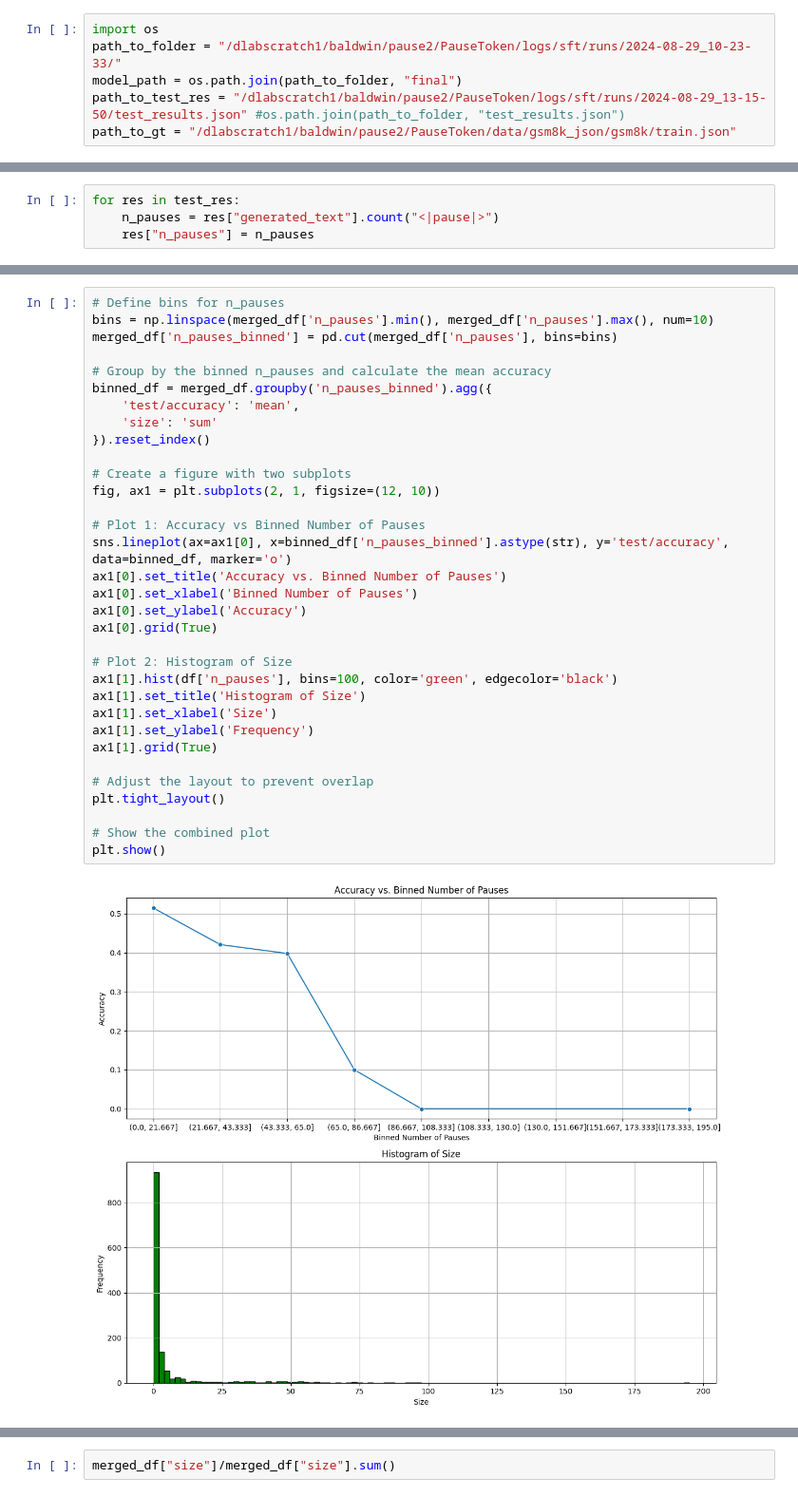
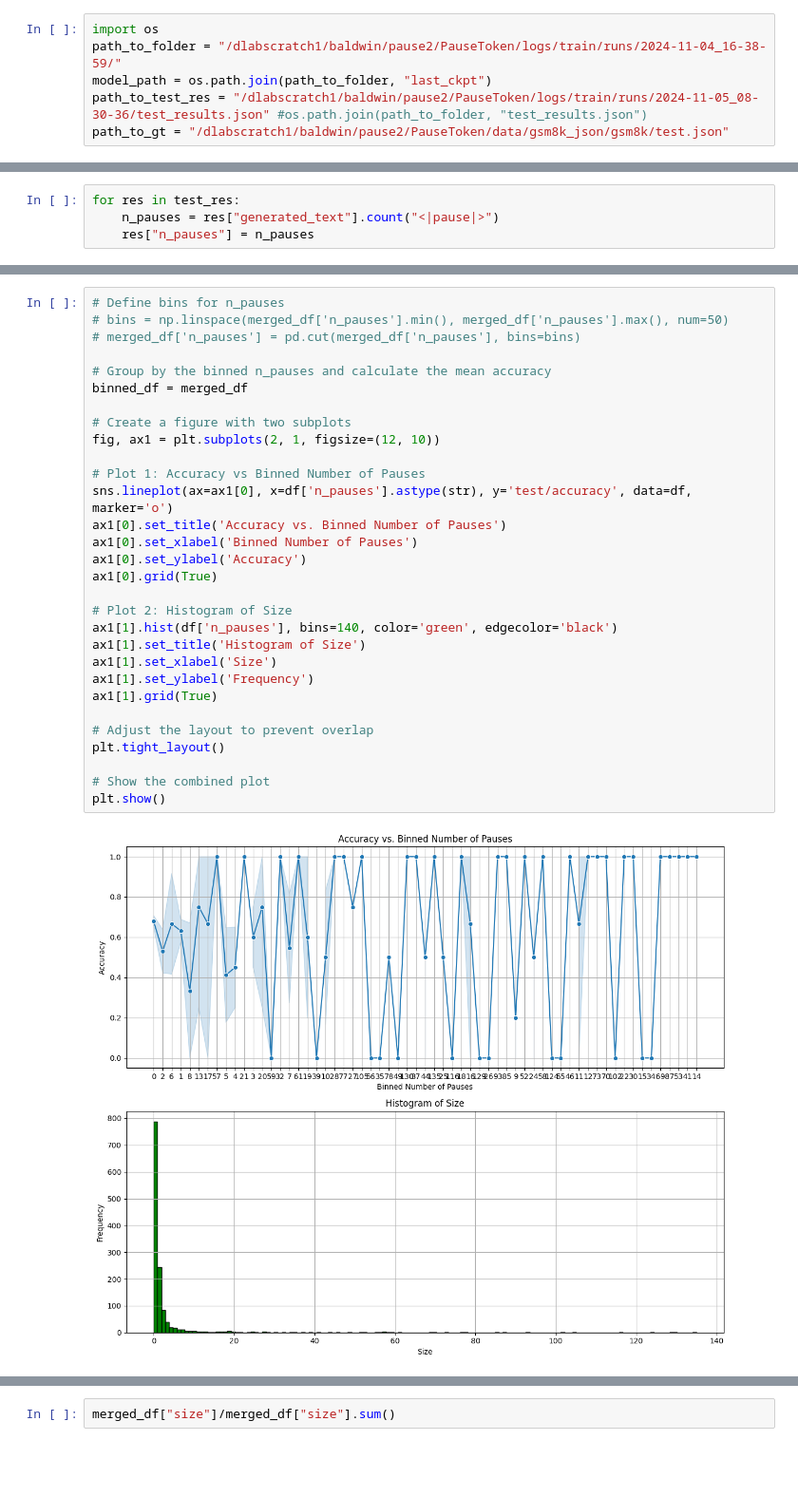
Before and after one commit to epfl-dlab/PauseToken, a Jupyter notebook: notebooks/pretrained_pause_model_analysis.ipynb, the cells around one changed output, grey strips where cells are left out. Shown at 95% size. Saved outputs shown, nothing was run; the diff lists cells and outputs as text; blank space fills up the shorter version.

```diff
--- a/notebooks/pretrained_pause_model_analysis.ipynb
+++ b/notebooks/pretrained_pause_model_analysis.ipynb
@@ -1,9 +1,9 @@
 # %%
 import os
-path_to_folder = "/dlabscratch1/baldwin/pause2/PauseToken/logs/sft/runs/2024-08-29_10-23-33/"
-model_path = os.path.join(path_to_folder, "final")
-path_to_test_res = "/dlabscratch1/baldwin/pause2/PauseToken/logs/sft/runs/2024-08-29_13-15-50/test_results.json" #os.path.join(path_to_folder, "test_results.json")
-path_to_gt = "/dlabscratch1/baldwin/pause2/PauseToken/data/gsm8k_json/gsm8k/train.json"
+path_to_folder = "/dlabscratch1/baldwin/pause2/PauseToken/logs/train/runs/2024-11-04_16-38-59/"
+model_path = os.path.join(path_to_folder, "last_ckpt")
+path_to_test_res = "/dlabscratch1/baldwin/pause2/PauseToken/logs/train/runs/2024-11-05_08-30-36/test_results.json" #os.path.join(path_to_folder, "test_results.json")
+path_to_gt = "/dlabscratch1/baldwin/pause2/PauseToken/data/gsm8k_json/gsm8k/test.json"
 # %%
 from src.model.components.control_token_wrappers.pause_wrapper import PauseClassifierWrapper
 from transformers import AutoTokenizer
@@ -212,35 +229,32 @@ Name: size, Length: 133, dtype: float64
 # %%
 # Define bins for n_pauses
-bins = np.linspace(merged_df['n_pauses'].min(), merged_df['n_pauses'].max(), num=10)
-merged_df['n_pauses_binned'] = pd.cut(merged_df['n_pauses'], bins=bins)
+# bins = np.linspace(merged_df['n_pauses'].min(), merged_df['n_pauses'].max(), num=50)
+# merged_df['n_pauses'] = pd.cut(merged_df['n_pauses'], bins=bins)
 
 # Group by the binned n_pauses and calculate the mean accuracy
-binned_df = merged_df.groupby('n_pauses_binned').agg({
-    'test/accuracy': 'mean',
-    'size': 'sum'
-}).reset_index()
+binned_df = merged_df
 
 # Create a figure with two subplots
 fig, ax1 = plt.subplots(2, 1, figsize=(12, 10))
 
 # Plot 1: Accuracy vs Binned Number of Pauses
-sns.lineplot(ax=ax1[0], x=binned_df['n_pauses_binned'].astype(str), y='test/accuracy', data=binned_df, marker='o')
+sns.lineplot(ax=ax1[0], x=df['n_pauses'].astype(str), y='test/accuracy', data=df, marker='o')
 ax1[0].set_title('Accuracy vs. Binned Number of Pauses')
 ax1[0].set_xlabel('Binned Number of Pauses')
 ax1[0].set_ylabel('Accuracy')
 ax1[0].grid(True)
 
 # Plot 2: Histogram of Size
-ax1[1].hist(df['n_pauses'], bins=100, color='green', edgecolor='black')
+ax1[1].hist(df['n_pauses'], bins=140, color='green', edgecolor='black')
 ax1[1].set_title('Histogram of Size')
 ax1[1].set_xlabel('Size')
 ax1[1].set_ylabel('Frequency')
 ax1[1].grid(True)
 
 # Adjust the layout to prevent overlap
 plt.tight_layout()
 
 # Show the combined plot
 plt.show()
 # %% [output]
-[figure, old version]
+[figure, new version]
```
Also changed, not shown: parts of 11 cells of this notebook, 24 other files.
